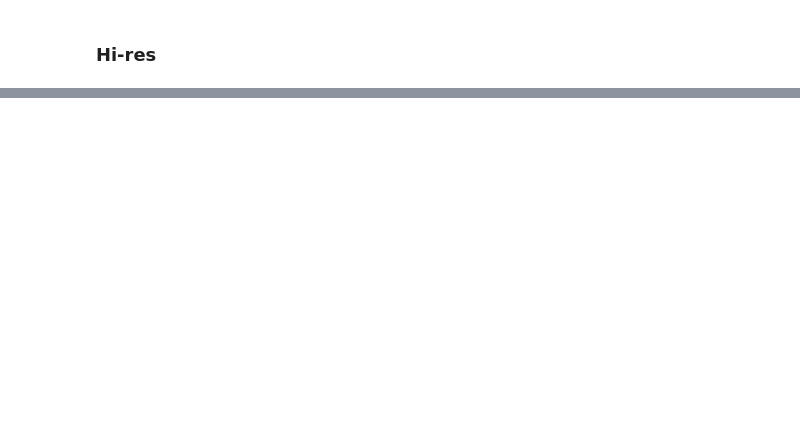
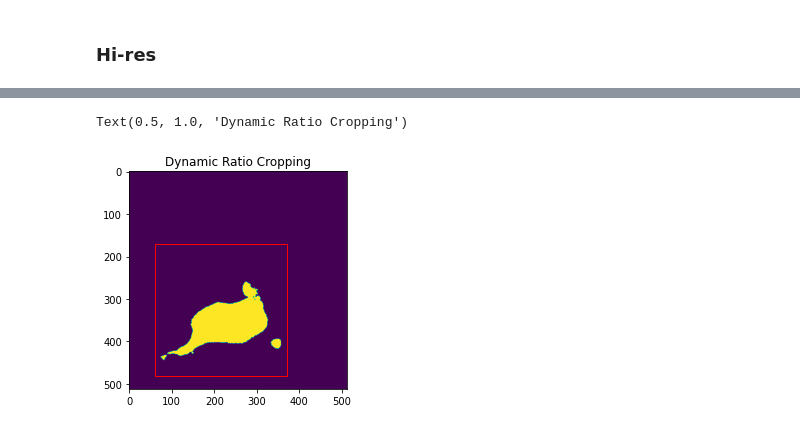
Before and after one commit to sbetko/laseg, a Jupyter notebook: etl.ipynb, the cells around one changed output, grey strips where cells are left out. Cells and saved outputs as stored; diff of their text form; code cells hidden in the pictures; blank space fills up the shorter version.

```diff
--- a/etl.ipynb
+++ b/etl.ipynb
@@ -445,0 +217,31 @@ heart_id = 1
+# %%
+import matplotlib.pyplot as plt
+from matplotlib.patches import Rectangle
+from PIL import Image
+
+im = sitk.ReadImage(os.path.join(hi_res_masks_path, 'SEG-253.nii.gz'))
+im = sitk.GetArrayFromImage(image[:,:,96])
+
+x = im.shape[0]
+y = im.shape[1]
+# %%
+diff_x = 200
+diff_y = 200
+ratio_x = 0.3
+ratio_y = 0.85
+
+plt.imshow(im)
+
+ax = plt.gca()
+
+top_x = int(ratio_x * diff_x)
+top_y = int(ratio_y * diff_y)
+bot_x = x - top_x - (1 - ratio_x)*diff_x
+bot_y = y - top_y - (1 - ratio_y)*diff_y
+rect = Rectangle((top_x, top_y), bot_x, bot_y,linewidth=1,edgecolor='r',facecolor='none')
+
+ax.add_patch(rect)
+plt.title('Dynamic Ratio Cropping')
+# %% [output]
+Text(0.5, 1.0, 'Dynamic Ratio Cropping')
+[figure, added]
```
Also changed, not shown: parts of 33 cells of this notebook, 3 other files.
